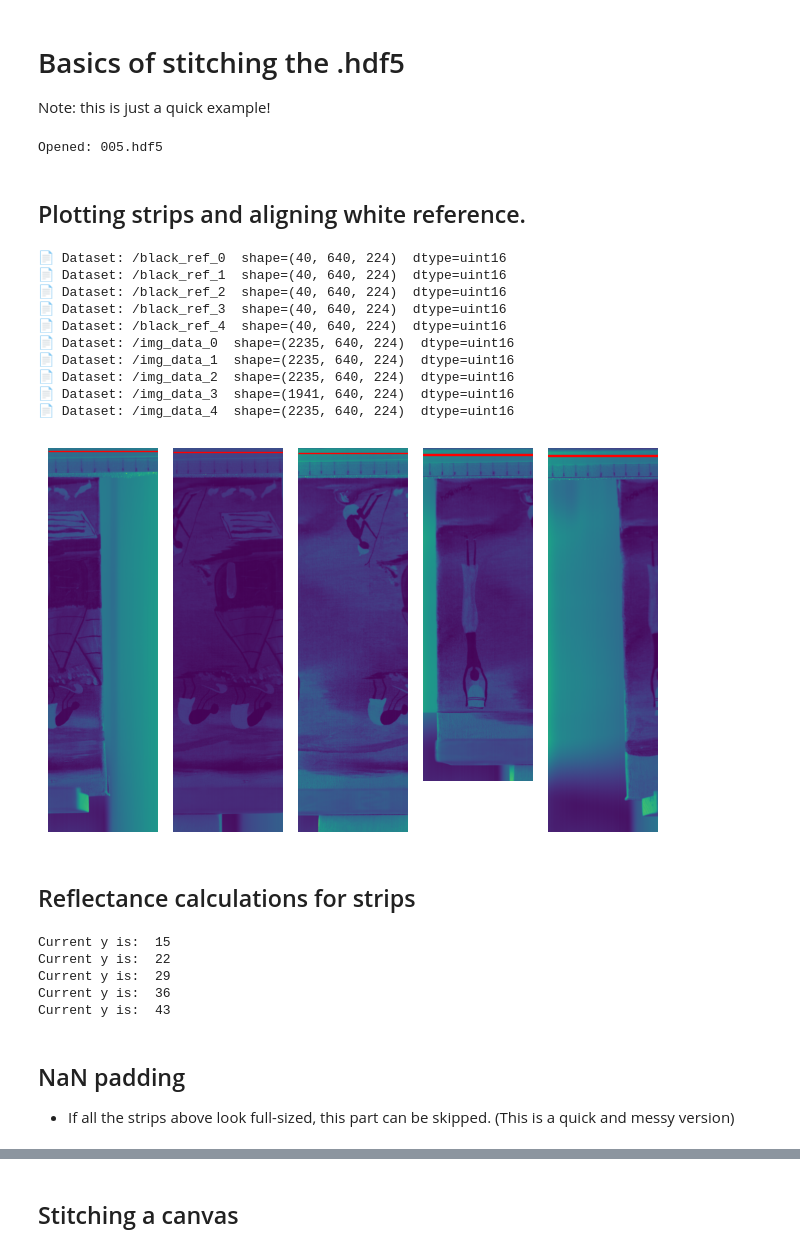
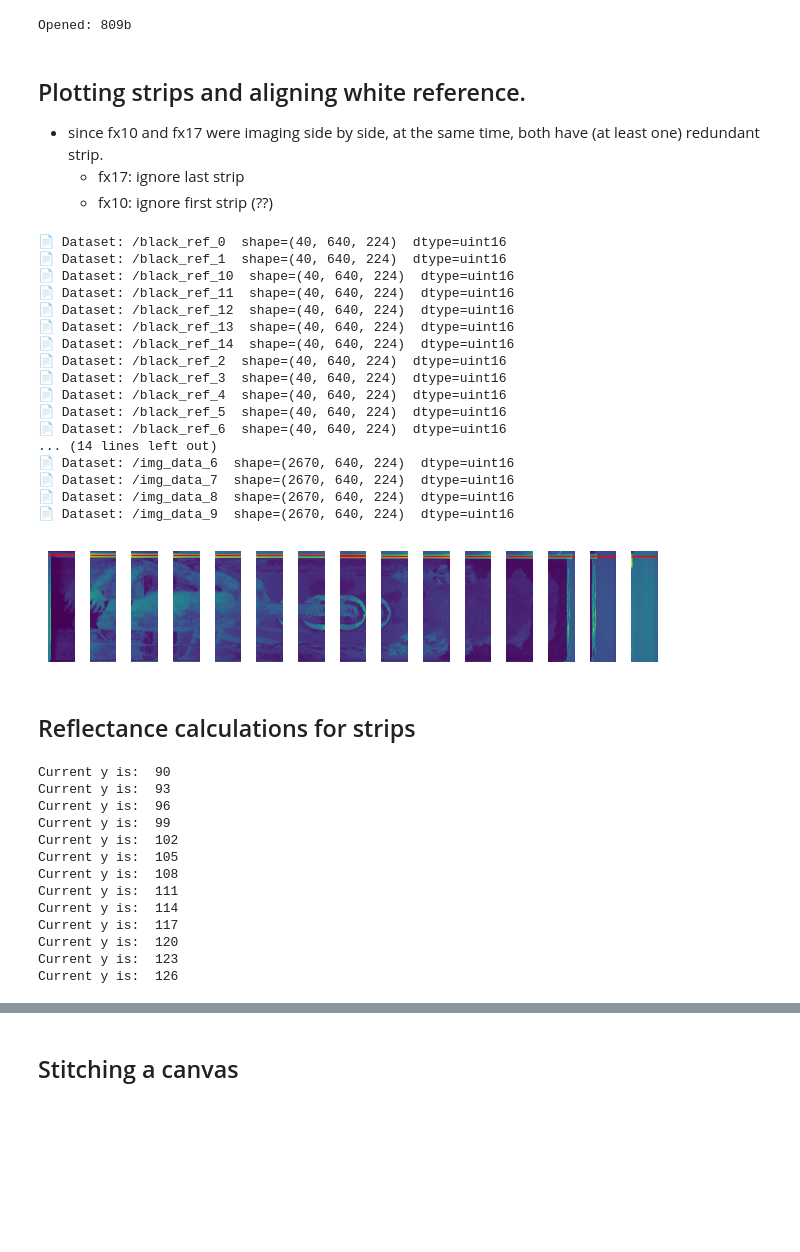
Before and after one commit to johannapau/paintings-mantta, a Jupyter notebook: code/stitching.ipynb, the cells around one changed output, grey strips where cells are left out. Saved outputs shown, nothing was run; the diff lists cells and outputs as text; code cells hidden in the pictures; blank space fills up the shorter version.

```diff
--- a/code/stitching.ipynb
+++ b/code/stitching.ipynb
@@ -1,6 +1,3 @@
-# %% [markdown]
-# Basics of stitching the .hdf5
-Note: this is just a quick example!
 # %%
 from pathlib import Path
 import numpy as np
@@ -11,48 +8,61 @@ from numpy.typing import NDArray
 import h5py
 from stitching_functions import convert_to_reflectance, walk_h5, plot_stripes
 
+%matplotlib inline
+
 # Path to raw data.
-filename: str = '005.hdf5'
-camera: str = 'FX17'
-path: str = f'/n/archive/labs/hsi-data/johanna/WHISPERS26/data/{camera}/raw/{filename}' #TODO: CHANGE THIS LATER!
-
+id: str = '809b'
+camera: str = 'fx17'
+path: str = f'/n/archive/labs/hsi-data/serlachius/{camera}/raw/{id}_{camera}.hdf5'
 
 # Loading the raw files
 f: h5py.File = h5py.File(path, "r")
-print("Opened:", filename)
+print("Opened:", id)
 # %% [output]
-Opened: 005.hdf5
+Opened: 809b
 # %% [markdown]
 ## Plotting strips and aligning white reference.
+
+- since fx10 and fx17 were imaging side by side, at the same time, both have (at least one) redundant strip.
+    - fx17: ignore last strip
+    - fx10: ignore first strip (??)
 # %%
 # Plots info on the strips
 for k in f.keys():
     walk_h5(f"/{k}", f[k])
 
+%matplotlib inline
 
 # white ref strip location
-x, y = 0, 15     # rectangle top-left corner position
+x, y = 0, 90     # rectangle top-left corner position
 h = 3      # height of white strip
-white_step = 7  # by how much white needs to be adjusted (moved up) as the going through the strips
+white_step = 3  # by how much white needs to be adjusted (moved up) as the going through the strips
 
 
 # Plotting the image strips and locating white refs
 key_list = list(f.keys())
 num_of_scans = len(f.keys()) // 2
 _ = plot_stripes(path, alignment='N', x_white=x, y_white=y, h_white=h, vstep=white_step) # Plotting band b of all image strips and locating the white refs
 plt.show()
 # %% [output]
 📄 Dataset: /black_ref_0  shape=(40, 640, 224)  dtype=uint16
 📄 Dataset: /black_ref_1  shape=(40, 640, 224)  dtype=uint16
+📄 Dataset: /black_ref_10  shape=(40, 640, 224)  dtype=uint16
+📄 Dataset: /black_ref_11  shape=(40, 640, 224)  dtype=uint16
+📄 Dataset: /black_ref_12  shape=(40, 640, 224)  dtype=uint16
+📄 Dataset: /black_ref_13  shape=(40, 640, 224)  dtype=uint16
+📄 Dataset: /black_ref_14  shape=(40, 640, 224)  dtype=uint16
 📄 Dataset: /black_ref_2  shape=(40, 640, 224)  dtype=uint16
 📄 Dataset: /black_ref_3  shape=(40, 640, 224)  dtype=uint16
 📄 Dataset: /black_ref_4  shape=(40, 640, 224)  dtype=uint16
-📄 Dataset: /img_data_0  shape=(2235, 640, 224)  dtype=uint16
-📄 Dataset: /img_data_1  shape=(2235, 640, 224)  dtype=uint16
-📄 Dataset: /img_data_2  shape=(2235, 640, 224)  dtype=uint16
-📄 Dataset: /img_data_3  shape=(1941, 640, 224)  dtype=uint16
-📄 Dataset: /img_data_4  shape=(2235, 640, 224)  dtype=uint16
+📄 Dataset: /black_ref_5  shape=(40, 640, 224)  dtype=uint16
+📄 Dataset: /black_ref_6  shape=(40, 640, 224)  dtype=uint16
+... (14 lines left out)
+📄 Dataset: /img_data_6  shape=(2670, 640, 224)  dtype=uint16
+📄 Dataset: /img_data_7  shape=(2670, 640, 224)  dtype=uint16
+📄 Dataset: /img_data_8  shape=(2670, 640, 224)  dtype=uint16
+📄 Dataset: /img_data_9  shape=(2670, 640, 224)  dtype=uint16
-[figure, old version]
+[figure, new version]
 # %% [markdown]
 ## Reflectance calculations for strips
 # %%
@@ -60,15 +70,19 @@ from stitching_functions import make_strip_canvas, load_corrected_images
 
 
 # Calculating reflectances
-images = load_corrected_images(f, white_y=y, white_h=h, indices=range(num_of_scans) , flip_vertical=True, vstep=white_step)
+images = load_corrected_images(f, white_y=y, white_h=h, indices=range(num_of_scans-2) , flip_vertical=True, vstep=white_step)
 # %% [output]
-Current y is:  15
-Current y is:  22
-Current y is:  29
-Current y is:  36
-Current y is:  43
+Current y is:  90
+Current y is:  93
+Current y is:  96
+Current y is:  99
+Current y is:  102
+Current y is:  105
+Current y is:  108
+Current y is:  111
+Current y is:  114
+Current y is:  117
+Current y is:  120
+Current y is:  123
+Current y is:  126
-# %% [markdown]
-## NaN padding
-- If all the strips above look full-sized, this part can be skipped.
-(This is a quick and messy version)
 # %%
```
Also changed, not shown: parts of 7 cells of this notebook, 1 other file.
